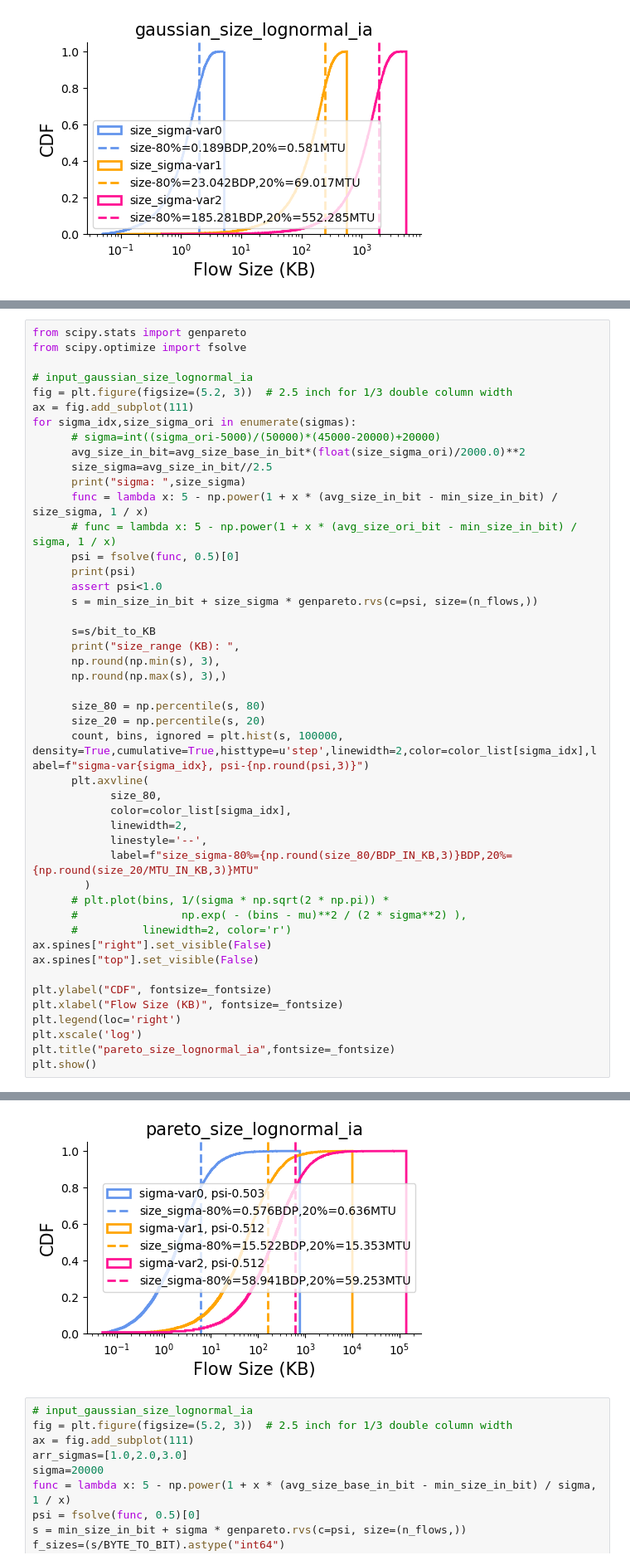
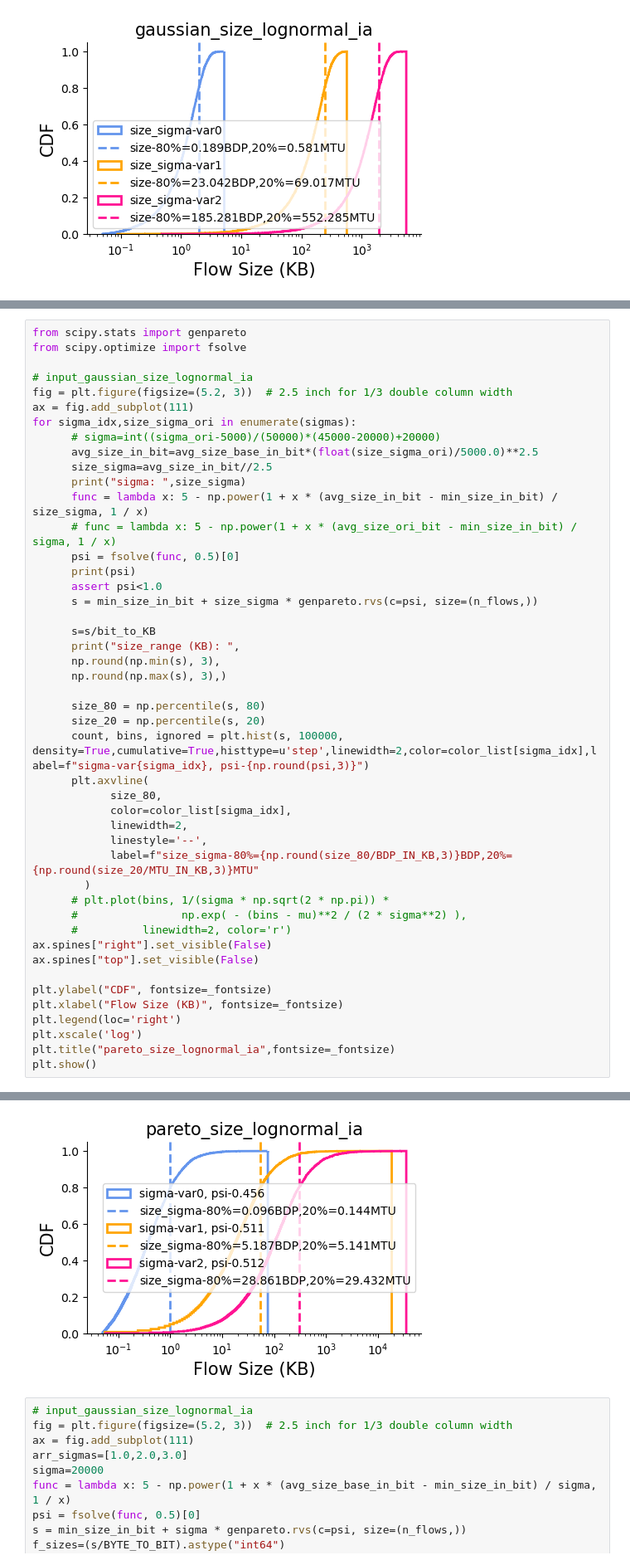
Before and after one commit to kwzhao/High-Precision-Congestion-Control, a Jupyter notebook: traffic_gen/plt_data.ipynb, the cells around one changed output, grey strips where cells are left out. Shown at 83% size. Cells and saved outputs as stored; diff of their text form.

```diff
--- a/traffic_gen/plt_data.ipynb
+++ b/traffic_gen/plt_data.ipynb
@@ -170,7 +170,7 @@ fig = plt.figure(figsize=(5.2, 3))  # 2.5 inch for 1/3 double column width
 ax = fig.add_subplot(111)
 for sigma_idx,size_sigma_ori in enumerate(sigmas):
       # sigma=int((sigma_ori-5000)/(50000)*(45000-20000)+20000)
-      avg_size_in_bit=avg_size_base_in_bit*(float(size_sigma_ori)/2000.0)**2
+      avg_size_in_bit=avg_size_base_in_bit*(float(size_sigma_ori)/5000.0)**2.5
       size_sigma=avg_size_in_bit//2.5
       print("sigma: ",size_sigma)
       func = lambda x: 5 - np.power(1 + x * (avg_size_in_bit - min_size_in_bit) / size_sigma, 1 / x)
@@ -220,4 +220,4 @@ size_range (KB):  0.05 140133.983
-[figure, old version]
+[figure, new version]
 # %%
 # input_gaussian_size_lognormal_ia
 fig = plt.figure(figsize=(5.2, 3))  # 2.5 inch for 1/3 double column width
```
Also changed, not shown: parts of 2 cells of this notebook, 5 other files.
